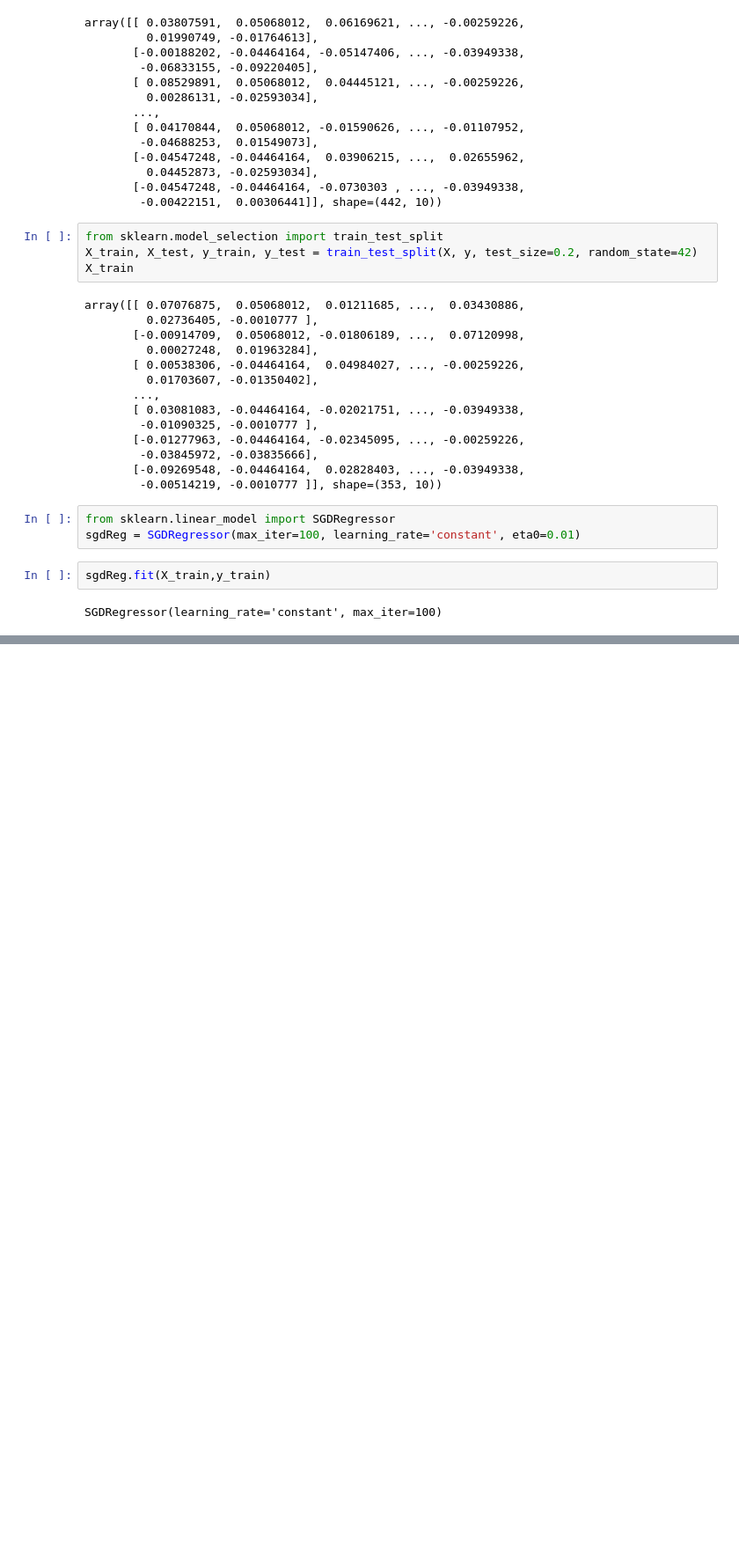
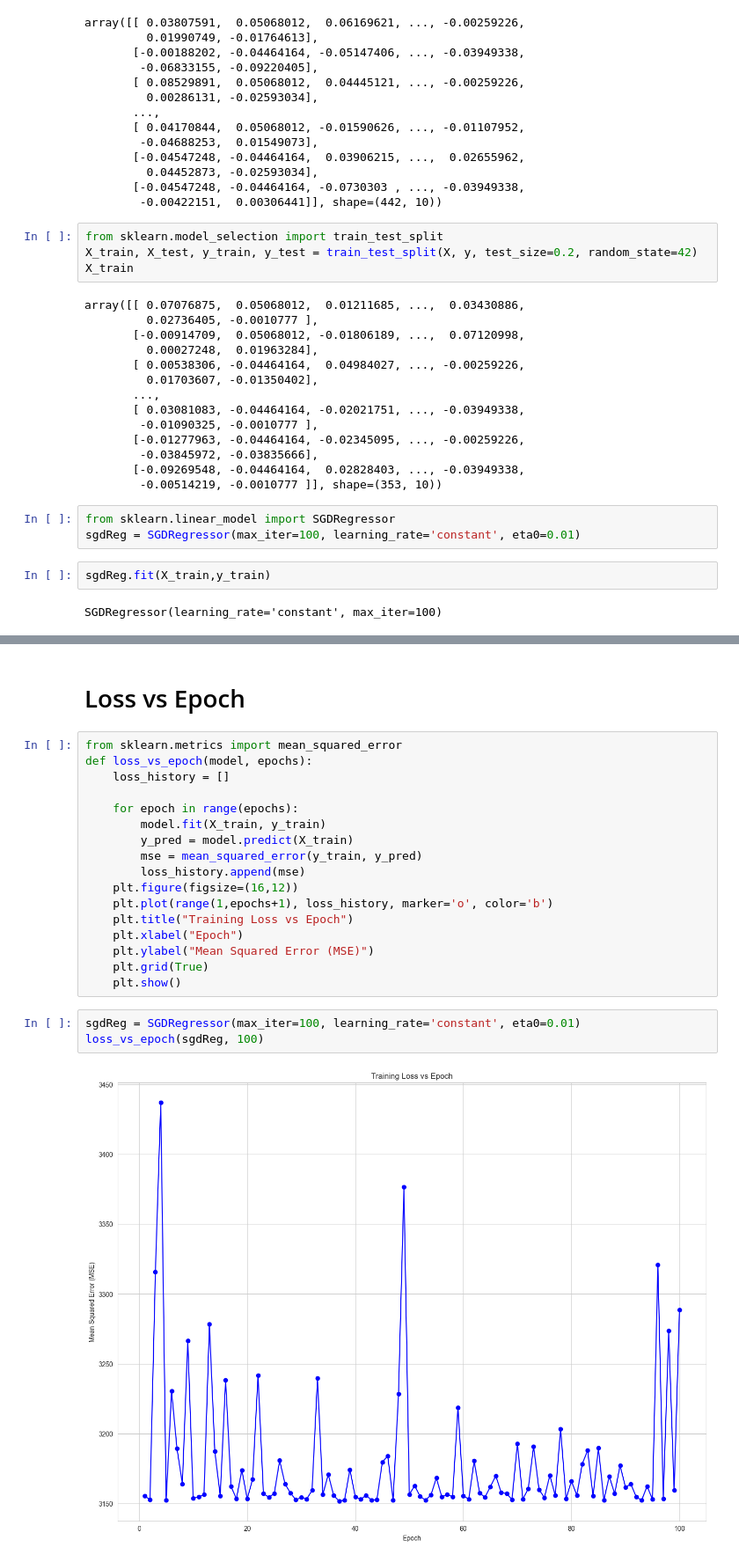
Before and after one commit to jhasan2026/MachineTrain_Lab, a Jupyter notebook: 6_Model/1_Supervised_Learning/1_Gradient_Decend/3_Stochastic_Gradeint_Descent/1_BuildIn_Stochastic_Gradient_Descent.ipynb, the cells around one changed output, grey strips where cells are left out. Shown at 88% size. Cells and saved outputs as stored; diff of their text form; blank space fills up the shorter version.

```diff
--- a/6_Model/1_Supervised_Learning/1_Gradient_Decend/3_Stochastic_Gradeint_Descent/1_BuildIn_Stochastic_Gradient_Descent.ipynb
+++ b/6_Model/1_Supervised_Learning/1_Gradient_Decend/3_Stochastic_Gradeint_Descent/1_BuildIn_Stochastic_Gradient_Descent.ipynb
@@ -74,0 +75,24 @@ r2_score(y_test, y_pred)
+# %% [markdown]
+# Loss vs Epoch
+# %%
+from sklearn.metrics import mean_squared_error
+def loss_vs_epoch(model, epochs):
+    loss_history = []
+
+    for epoch in range(epochs):
+        model.fit(X_train, y_train)
+        y_pred = model.predict(X_train)
+        mse = mean_squared_error(y_train, y_pred)
+        loss_history.append(mse)
+    plt.figure(figsize=(16,12))
+    plt.plot(range(1,epochs+1), loss_history, marker='o', color='b')
+    plt.title("Training Loss vs Epoch")
+    plt.xlabel("Epoch")
+    plt.ylabel("Mean Squared Error (MSE)")
+    plt.grid(True)
+    plt.show()
+# %%
+sgdReg = SGDRegressor(max_iter=100, learning_rate='constant', eta0=0.01)
+loss_vs_epoch(sgdReg, 100)
+# %% [output]
+[figure, added]
```
Also changed, not shown: parts of 2 cells of this notebook, 11 other files.
